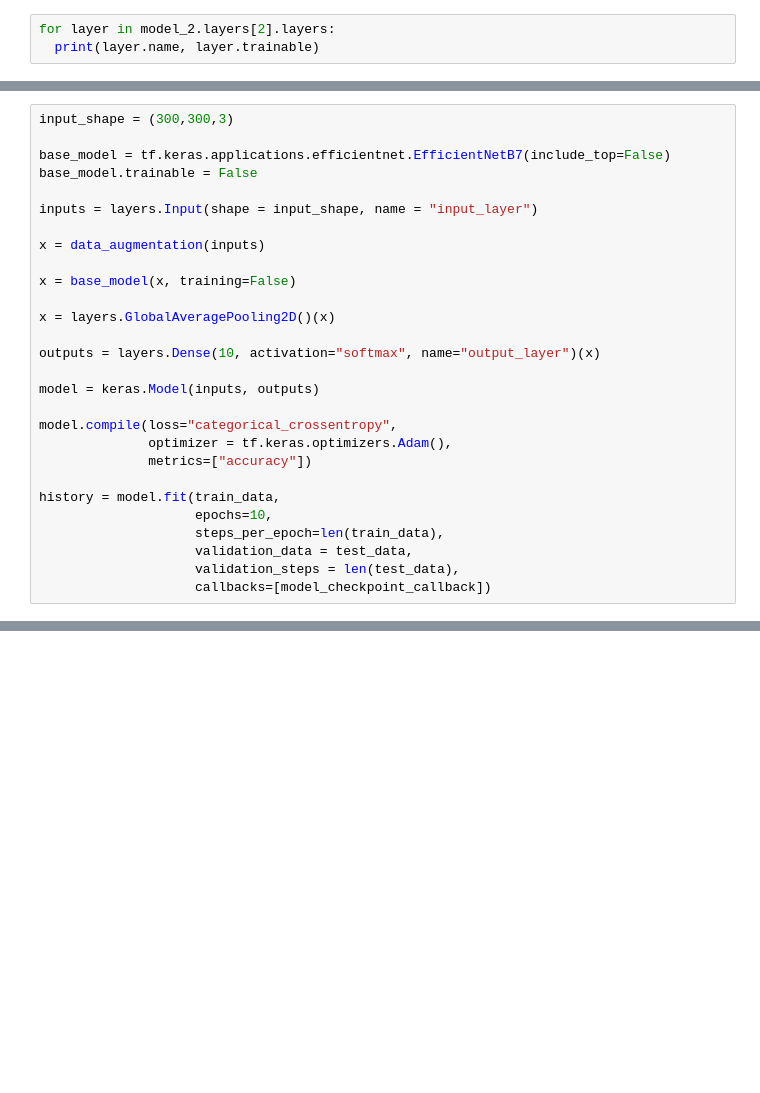
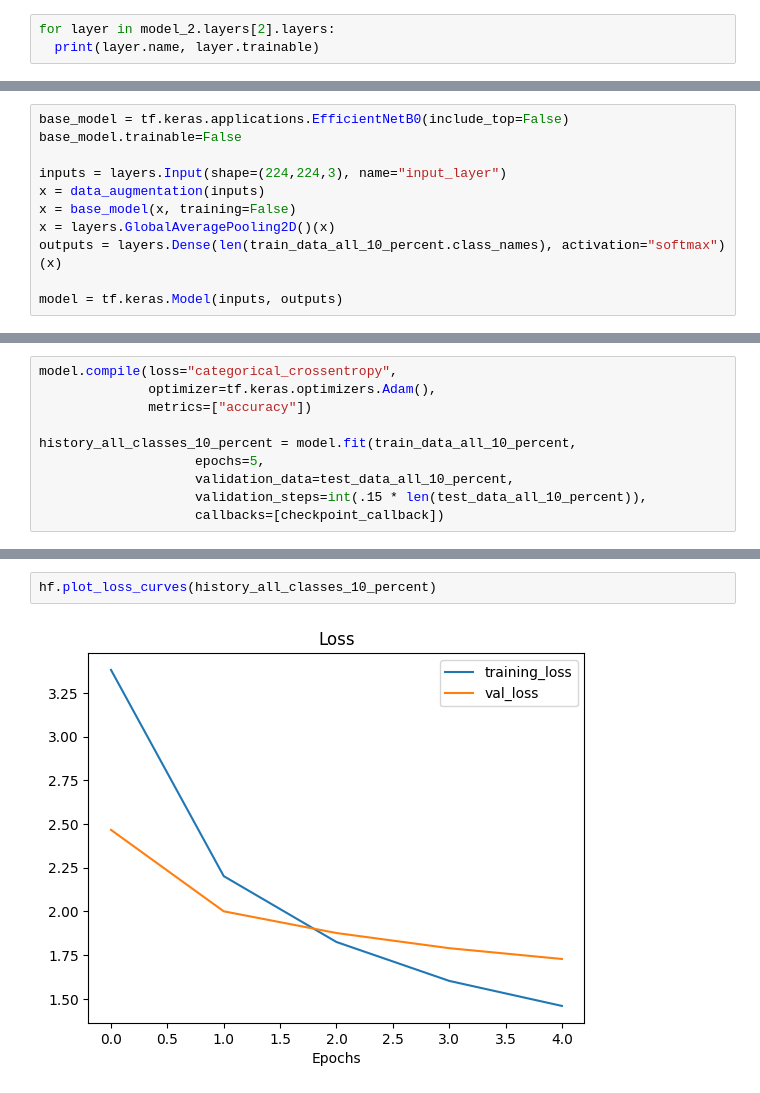
Before and after one commit to MateusFauri/TensorFlow-, a Jupyter notebook: Transfer_Learning.ipynb, the cells around one changed output, grey strips where cells are left out. Drawn from its saved outputs; the diff is of its cells as text; blank space fills up the shorter version.

```diff
--- a/Transfer_Learning.ipynb
+++ b/Transfer_Learning.ipynb
@@ -1145,28 +1106,11 @@ data_augmentation = keras.Sequential([
 # %%
-input_shape = (300,300,3)
+base_model = tf.keras.applications.EfficientNetB0(include_top=False)
+base_model.trainable=False
 
-base_model = tf.keras.applications.efficientnet.EfficientNetB7(include_top=False)
-base_model.trainable = False
+inputs = layers.Input(shape=(224,224,3), name="input_layer")
+x = data_augmentation(inputs)
+x = base_model(x, training=False)
+x = layers.GlobalAveragePooling2D()(x)
+outputs = layers.Dense(len(train_data_all_10_percent.class_names), activation="softmax")(x)
 
-inputs = layers.Input(shape = input_shape, name = "input_layer")
-
-x = data_augmentation(inputs)
-
-x = base_model(x, training=False)
-
-x = layers.GlobalAveragePooling2D()(x)
-
-outputs = layers.Dense(10, activation="softmax", name="output_layer")(x)
-
-model = keras.Model(inputs, outputs)
-
-model.compile(loss="categorical_crossentropy",
-              optimizer = tf.keras.optimizers.Adam(),
-              metrics=["accuracy"])
-
-history = model.fit(train_data,
-                    epochs=10,
-                    steps_per_epoch=len(train_data),
-                    validation_data = test_data,
-                    validation_steps = len(test_data),
-                    callbacks=[model_checkpoint_callback])
+model = tf.keras.Model(inputs, outputs)
@@ -1172,0 +1120,10 @@ history = model.fit(train_data,
+# %%
+model.compile(loss="categorical_crossentropy",
+              optimizer=tf.keras.optimizers.Adam(),
+              metrics=["accuracy"])
+
+history_all_classes_10_percent = model.fit(train_data_all_10_percent,
+                    epochs=5,
+                    validation_data=test_data_all_10_percent,
+                    validation_steps=int(.15 * len(test_data_all_10_percent)),
+                    callbacks=[checkpoint_callback])
@@ -1172,0 +1145,4 @@ history = model.fit(train_data,
+# %%
+hf.plot_loss_curves(history_all_classes_10_percent)
+# %% [output]
+[figure, added]
```
Also changed, not shown: parts of 49 cells of this notebook.
